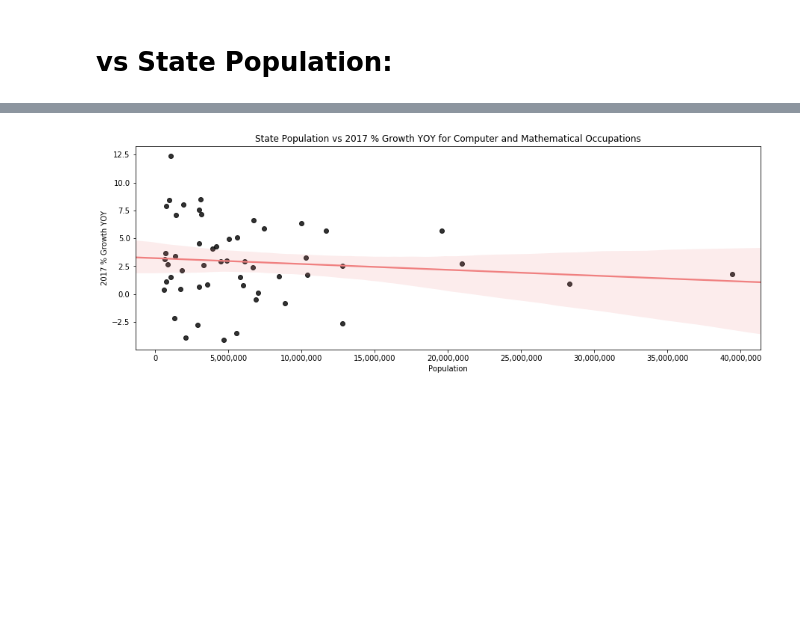
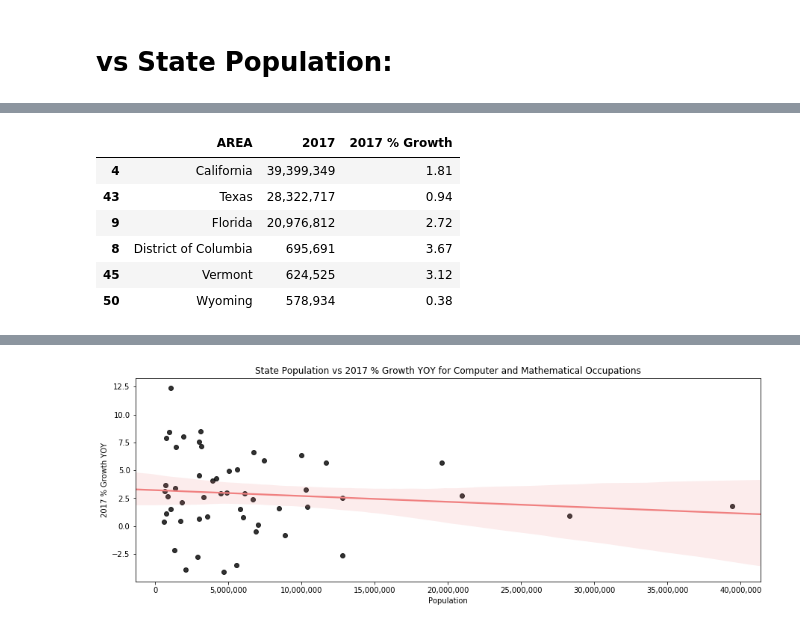
Before and after one commit to WCW789/Project1, a Jupyter notebook: State_Emp_Analysis.ipynb, the cells around one changed output, grey strips where cells are left out. Saved outputs shown, nothing was run; the diff lists cells and outputs as text; code cells hidden in the pictures; blank space fills up the shorter version.

```diff
--- a/State_Emp_Analysis.ipynb
+++ b/State_Emp_Analysis.ipynb
@@ -373,0 +376,14 @@ pop_graph_df_17.head()
+# %%
+statestoanalyze = ["California", "Texas", "Florida", "District of Columbia", "Vermont", "Wyoming"]
+popl = pop_graph_df_17[pop_graph_df_17["AREA"].isin(statestoanalyze)]
+popl = popl.sort_values(2017, ascending=False)
+popl[2017] = popl[2017].astype(int).apply(lambda x: "{:,}".format(x))
+popl
+# %% [output]
+|  | AREA | 2017 | 2017 % Growth |
+| 4 | California | 39,399,349 | 1.81 |
+| 43 | Texas | 28,322,717 | 0.94 |
+| 9 | Florida | 20,976,812 | 2.72 |
+| 8 | District of Columbia | 695,691 | 3.67 |
+| 45 | Vermont | 624,525 | 3.12 |
+| 50 | Wyoming | 578,934 | 0.38 |
```
Also changed, not shown: parts of 4 cells of this notebook, 1 other file.
